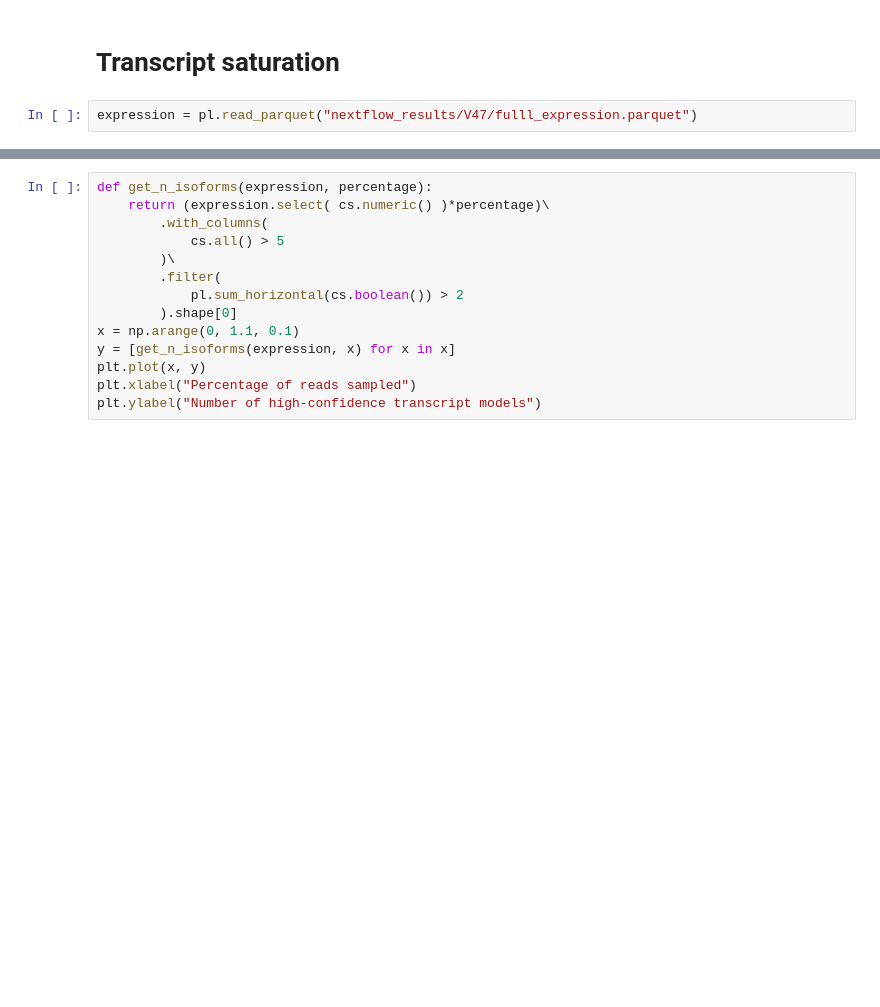
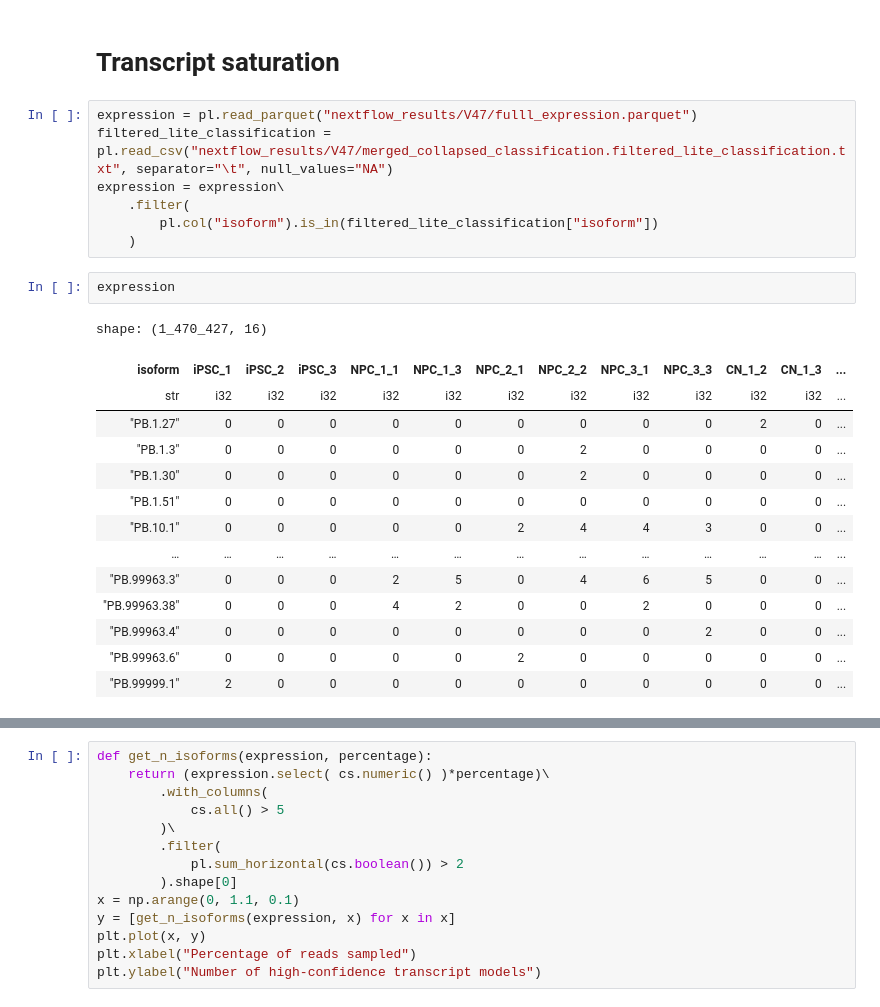
Before and after one commit to nuoxuxu/SFARI, a Jupyter notebook: notebooks/transcriptome_figures.ipynb, the cells around one changed output, grey strips where cells are left out. Cells and saved outputs as stored; diff of their text form; blank space fills up the shorter version.

```diff
--- a/notebooks/transcriptome_figures.ipynb
+++ b/notebooks/transcriptome_figures.ipynb
@@ -26,5 +26,27 @@ The following objects are masked from ‘package:base’:
     intersect, setdiff, setequal, union
 # %% [markdown]
 # Transcript saturation
-# %%
-expression = pl.read_parquet("nextflow_results/V47/fulll_expression.parquet")
+# %%
+expression = pl.read_parquet("nextflow_results/V47/fulll_expression.parquet")
+filtered_lite_classification = pl.read_csv("nextflow_results/V47/merged_collapsed_classification.filtered_lite_classification.txt", separator="\t", null_values="NA")
+expression = expression\
+    .filter(
+        pl.col("isoform").is_in(filtered_lite_classification["isoform"])
+    )
+# %%
+expression
+# %% [output]
+shape: (1_470_427, 16)
+| isoform | iPSC_1 | iPSC_2 | iPSC_3 | NPC_1_1 | NPC_1_3 | NPC_2_1 | NPC_2_2 | NPC_3_1 | NPC_3_3 | CN_1_2 | CN_1_3 | ... |
+| str | i32 | i32 | i32 | i32 | i32 | i32 | i32 | i32 | i32 | i32 | i32 | ... |
+| "PB.1.27" | 0 | 0 | 0 | 0 | 0 | 0 | 0 | 0 | 0 | 2 | 0 | ... |
+| "PB.1.3" | 0 | 0 | 0 | 0 | 0 | 0 | 2 | 0 | 0 | 0 | 0 | ... |
+| "PB.1.30" | 0 | 0 | 0 | 0 | 0 | 0 | 2 | 0 | 0 | 0 | 0 | ... |
+| "PB.1.51" | 0 | 0 | 0 | 0 | 0 | 0 | 0 | 0 | 0 | 0 | 0 | ... |
+| "PB.10.1" | 0 | 0 | 0 | 0 | 0 | 2 | 4 | 4 | 3 | 0 | 0 | ... |
+| … | … | … | … | … | … | … | … | … | … | … | … | ... |
+| "PB.99963.3" | 0 | 0 | 0 | 2 | 5 | 0 | 4 | 6 | 5 | 0 | 0 | ... |
+| "PB.99963.38" | 0 | 0 | 0 | 4 | 2 | 0 | 0 | 2 | 0 | 0 | 0 | ... |
+| "PB.99963.4" | 0 | 0 | 0 | 0 | 0 | 0 | 0 | 0 | 2 | 0 | 0 | ... |
+| "PB.99963.6" | 0 | 0 | 0 | 0 | 0 | 2 | 0 | 0 | 0 | 0 | 0 | ... |
+| "PB.99999.1" | 2 | 0 | 0 | 0 | 0 | 0 | 0 | 0 | 0 | 0 | 0 | ... |
```
Also changed, not shown: parts of 7 cells of this notebook, 11 other files.
